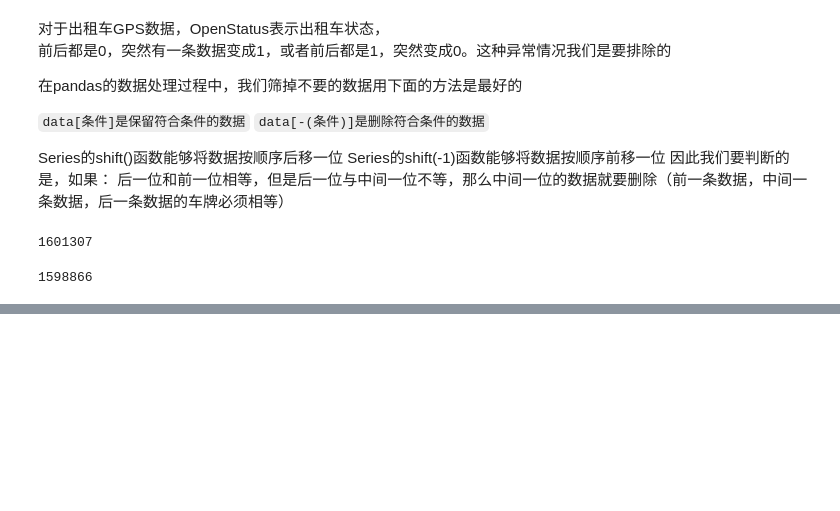
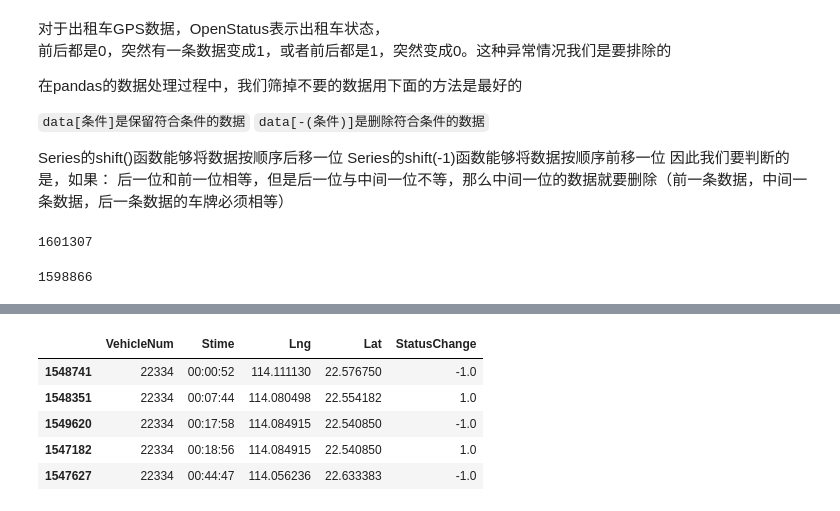
Before and after one commit to yan-yuchen/trans-data-learn, a Jupyter notebook: 1-taxigps_to_od.ipynb, the cells around one changed output, grey strips where cells are left out. Cells and saved outputs as stored; diff of their text form; code cells hidden in the pictures; blank space fills up the shorter version.

```diff
--- a/1-taxigps_to_od.ipynb
+++ b/1-taxigps_to_od.ipynb
@@ -207,0 +256,11 @@ len(data)
+# %%
+#data数据只保留一些我们需要的字段
+data = data[['VehicleNum','Stime','Lng','Lat','StatusChange']]
+data.head(5)
+# %% [output]
+|  | VehicleNum | Stime | Lng | Lat | StatusChange |
+| 1548741 | 22334 | 00:00:52 | 114.111130 | 22.576750 | -1.0 |
+| 1548351 | 22334 | 00:07:44 | 114.080498 | 22.554182 | 1.0 |
+| 1549620 | 22334 | 00:17:58 | 114.084915 | 22.540850 | -1.0 |
+| 1547182 | 22334 | 00:18:56 | 114.084915 | 22.540850 | 1.0 |
+| 1547627 | 22334 | 00:44:47 | 114.056236 | 22.633383 | -1.0 |
```
Also changed, not shown: parts of 8 cells of this notebook, 2 other files.
